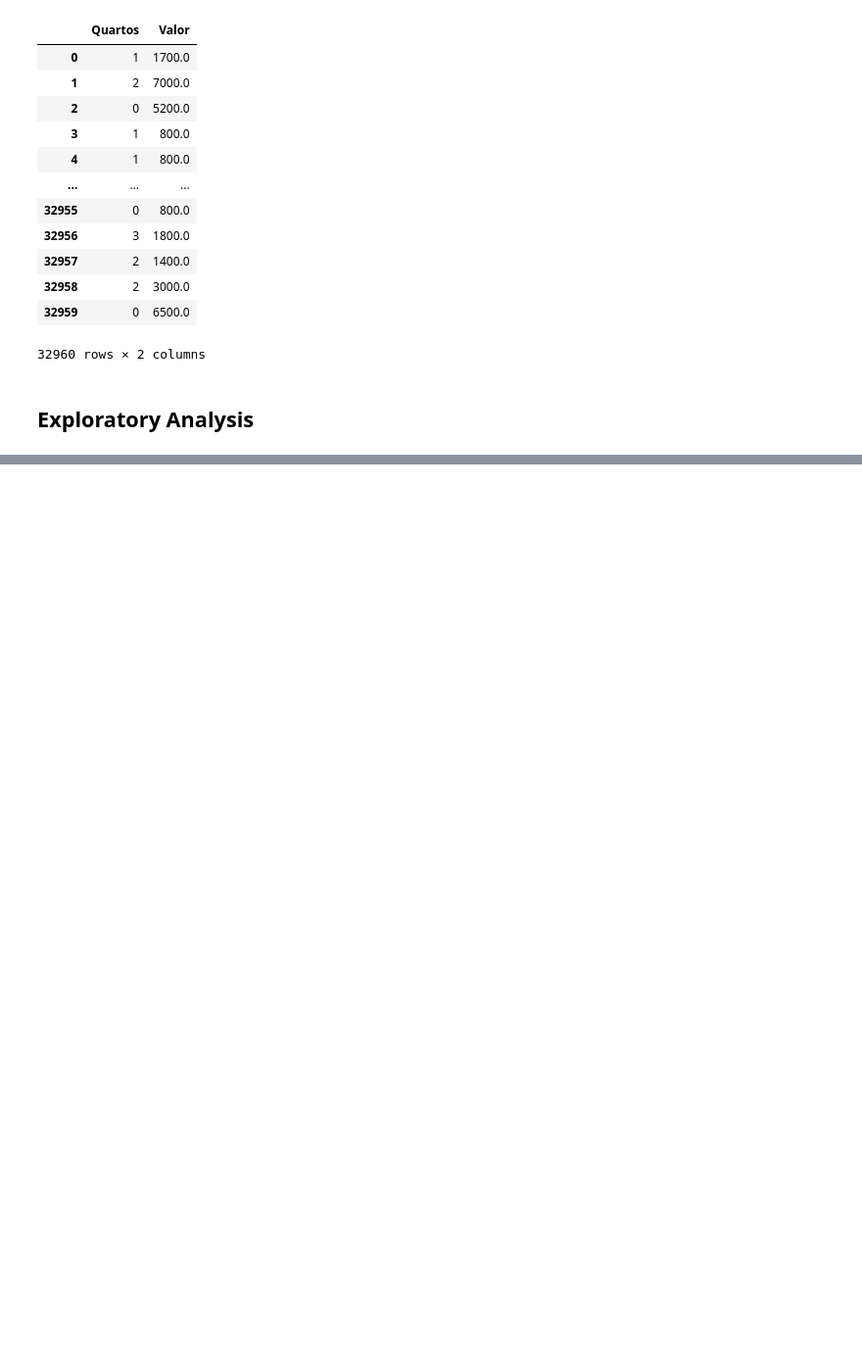
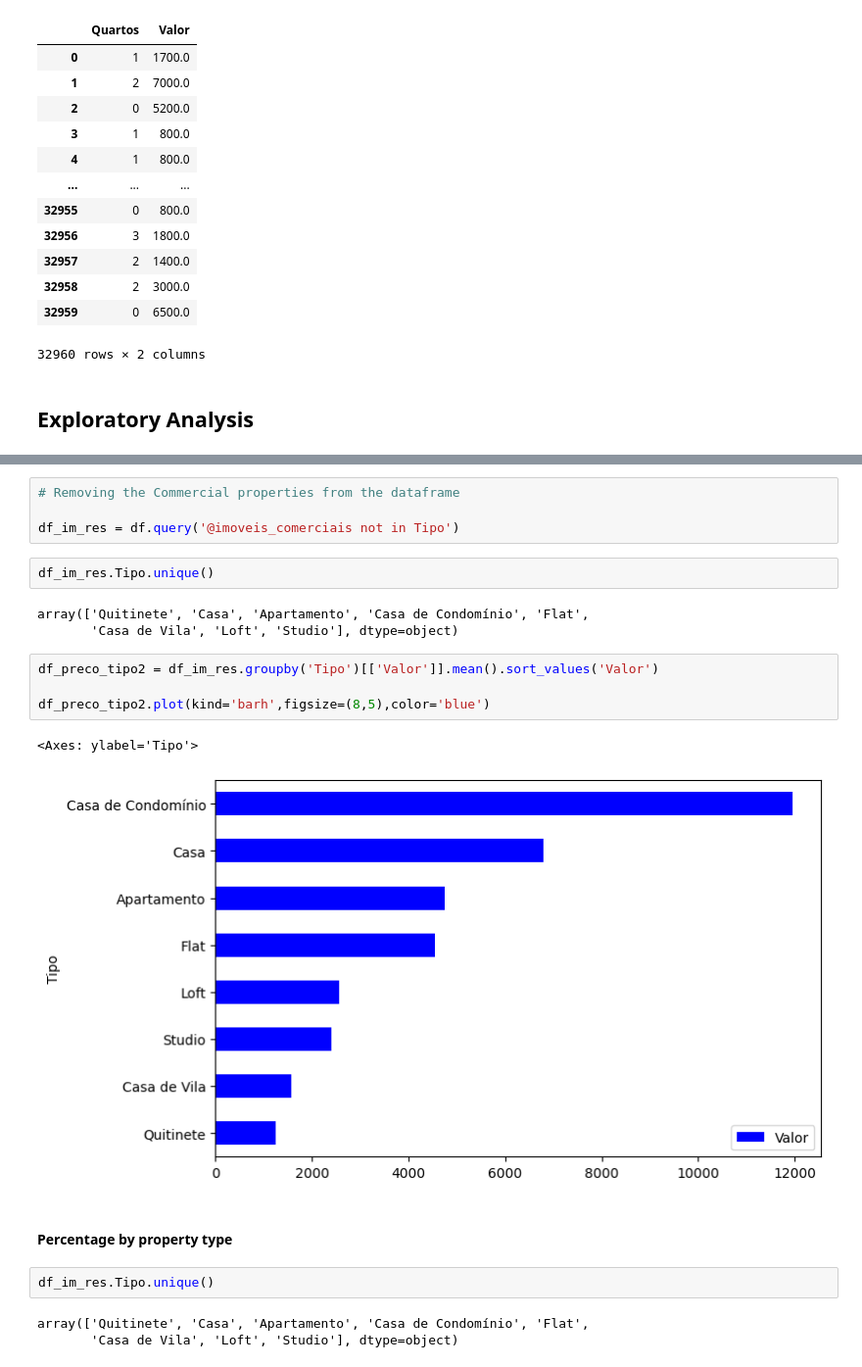
Before and after one commit to IngridDayaneFerreira/Projetos_PythonDataScience_Alura, a Jupyter notebook: Pandas/a.ipynb, the cells around one changed output, grey strips where cells are left out. Shown at 98% size. Drawn from its saved outputs; the diff is of its cells as text; blank space fills up the shorter version.

```diff
--- a/Pandas/a.ipynb
+++ b/Pandas/a.ipynb
@@ -150,0 +267,23 @@ df[['Quartos','Valor']]
+# %%
+# Removing the Commercial properties from the dataframe
+
+df_im_res = df.query('@imoveis_comerciais not in Tipo')
+# %%
+df_im_res.Tipo.unique()
+# %% [output]
+array(['Quitinete', 'Casa', 'Apartamento', 'Casa de Condomínio', 'Flat',
+       'Casa de Vila', 'Loft', 'Studio'], dtype=object)
+# %%
+df_preco_tipo2 = df_im_res.groupby('Tipo')[['Valor']].mean().sort_values('Valor')
+
+df_preco_tipo2.plot(kind='barh',figsize=(8,5),color='blue')
+# %% [output]
+<Axes: ylabel='Tipo'>
+[figure, added]
+# %% [markdown]
+#### Percentage by property type
+# %%
+df_im_res.Tipo.unique()
+# %% [output]
+array(['Quitinete', 'Casa', 'Apartamento', 'Casa de Condomínio', 'Flat',
+       'Casa de Vila', 'Loft', 'Studio'], dtype=object)
```
Also changed, not shown: parts of 17 cells of this notebook.
